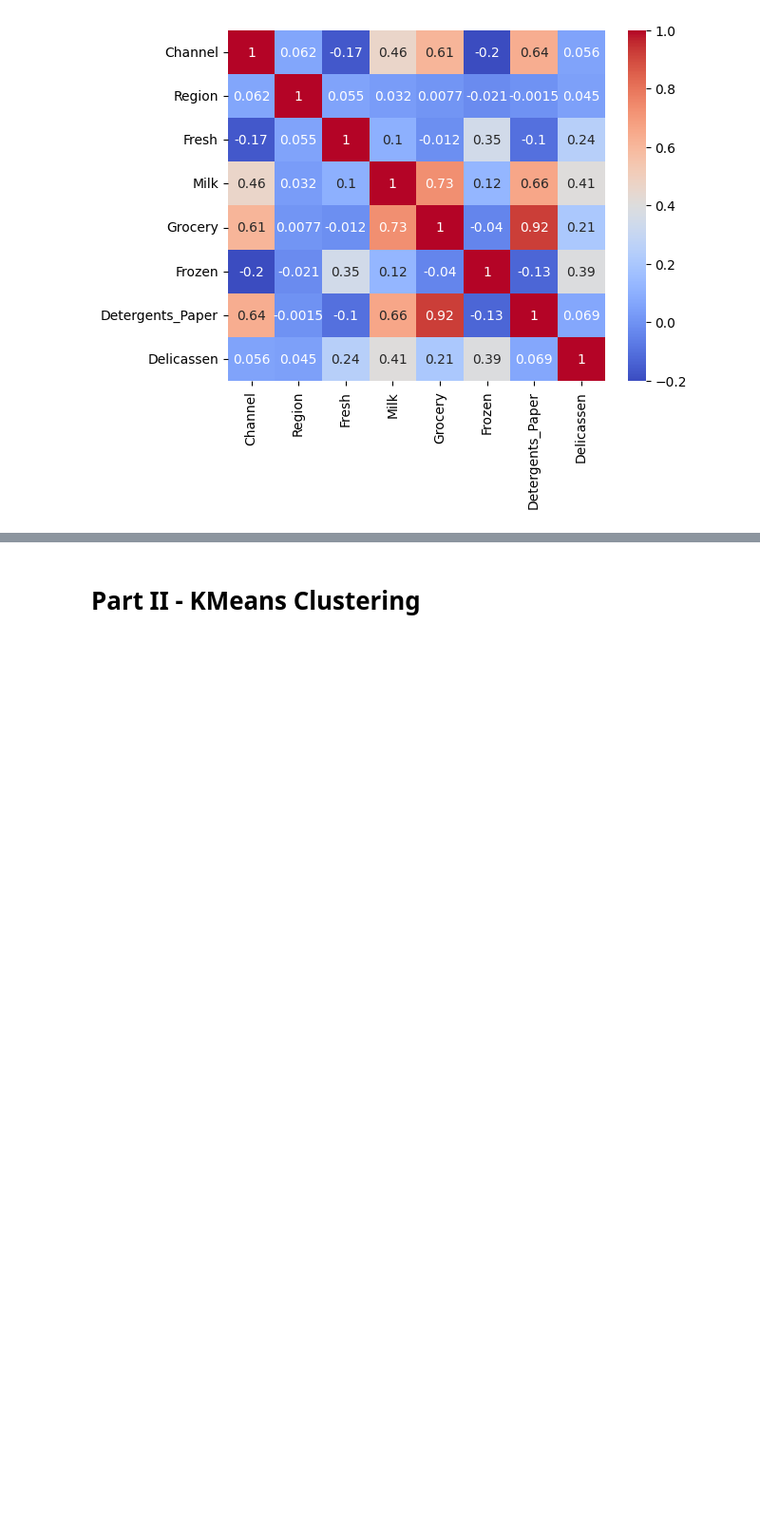
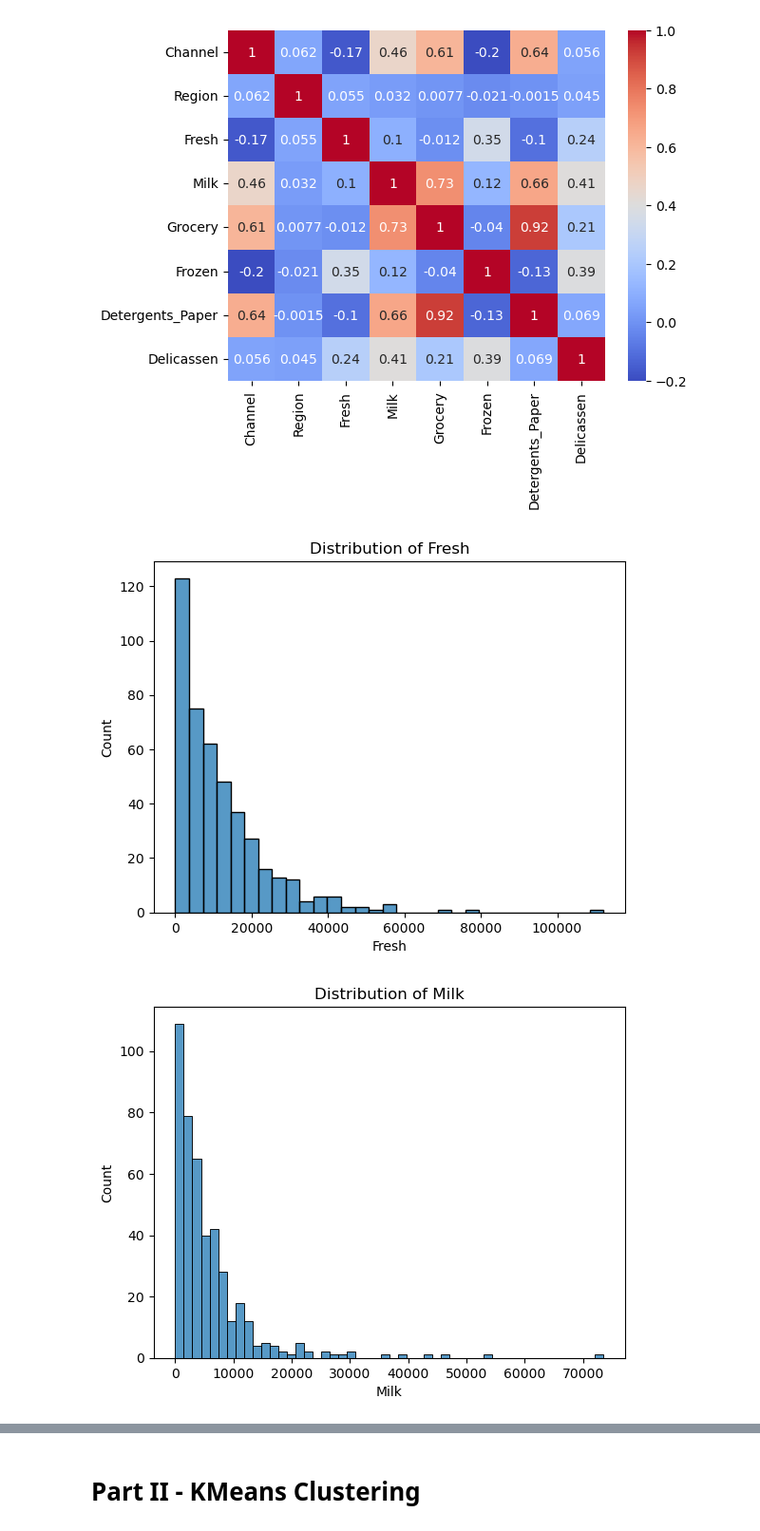
Before and after one commit to EvverLearner/LHL-Unsupervised-Learning-Project, a Jupyter notebook: Unsupervised Learning - Project.ipynb, the cells around one changed output, grey strips where cells are left out. Shown at 95% size. Drawn from its saved outputs; the diff is of its cells as text; code cells hidden in the pictures; blank space fills up the shorter version.

```diff
--- a/Unsupervised Learning - Project.ipynb
+++ b/Unsupervised Learning - Project.ipynb
@@ -89,3 +89,17 @@ sns.heatmap(correlation_matrix, annot=True, cmap='coolwarm')
 plt.show()
 # %% [output]
 [figure]
+# %%
+# Feature selection
+selected_features = ['Fresh', 'Milk', 'Grocery', 'Frozen', 'Detergents_Paper', 'Delicassen']
+products = df[selected_features]
+
+# Distribution of sold products
+for column in products:
+    plt.figure()
+    sns.histplot(products[column])
+    plt.title(f'Distribution of {column}')
+    plt.show()
+# %% [output]
+[figure, added]
+[figure, added]
```
Also changed, not shown: parts of 20 cells of this notebook.
